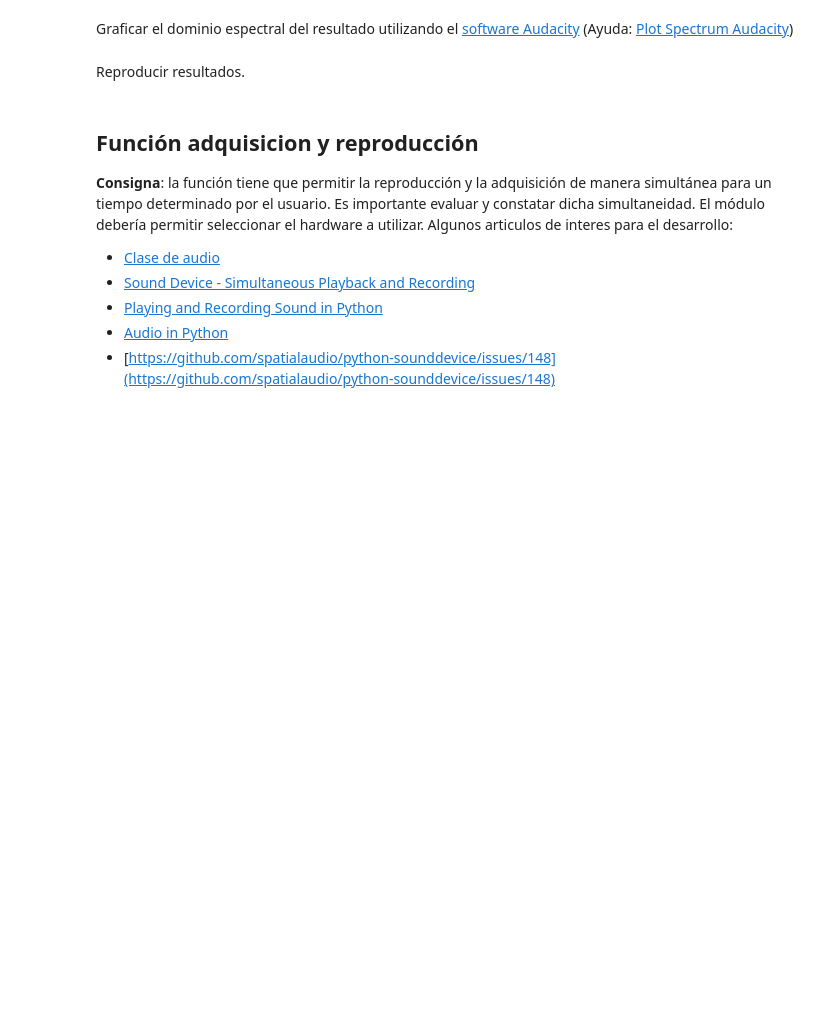
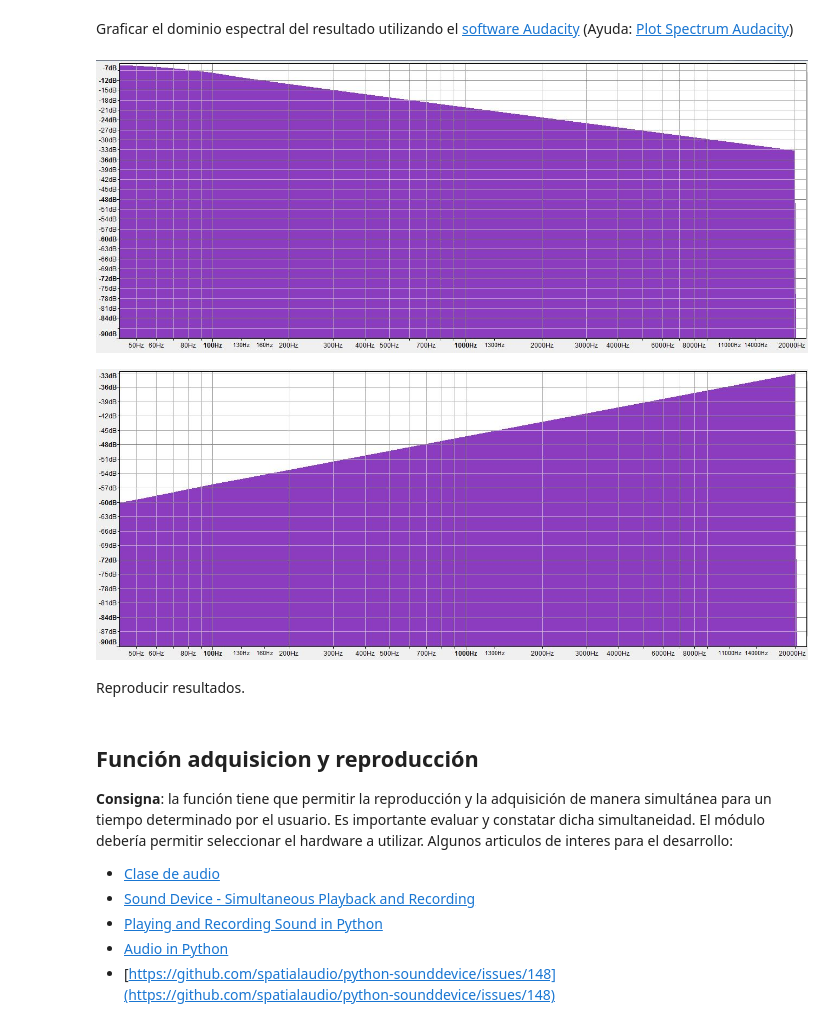
Before and after one commit to Achulli/primer_entrega, a Jupyter notebook: trabajo_practico/noteboks/primer_entrega.ipynb, the cells around one changed output. Cells and saved outputs as stored; diff of their text form; code cells hidden in the pictures; blank space fills up the shorter version.

```diff
--- a/trabajo_practico/noteboks/primer_entrega.ipynb
+++ b/trabajo_practico/noteboks/primer_entrega.ipynb
@@ -263,3 +255,16 @@ Graficar el dominio espectral del resultado utilizando el [software Audacity](ht
+# %%
+# completar
+# completar
+from IPython.display import Image, display
+
+# Inserta la imagen con la ruta adecuada del sine_weep
+display(Image(filename='C:\\Users\\USER\\Desktop\\sine_sweep.jpg'))
+
+# Inserta la imagen con la ruta adecuada del filtro_inverso
+display(Image(filename='C:\\Users\\USER\\Desktop\\filtro_inverso.jpg'))
+# %% [output]
+[figure, added]
+[figure, added]
 # %% [markdown]
 Reproducir resultados.
 # %%
```
Also changed, not shown: parts of 12 cells of this notebook, 16 other files.
